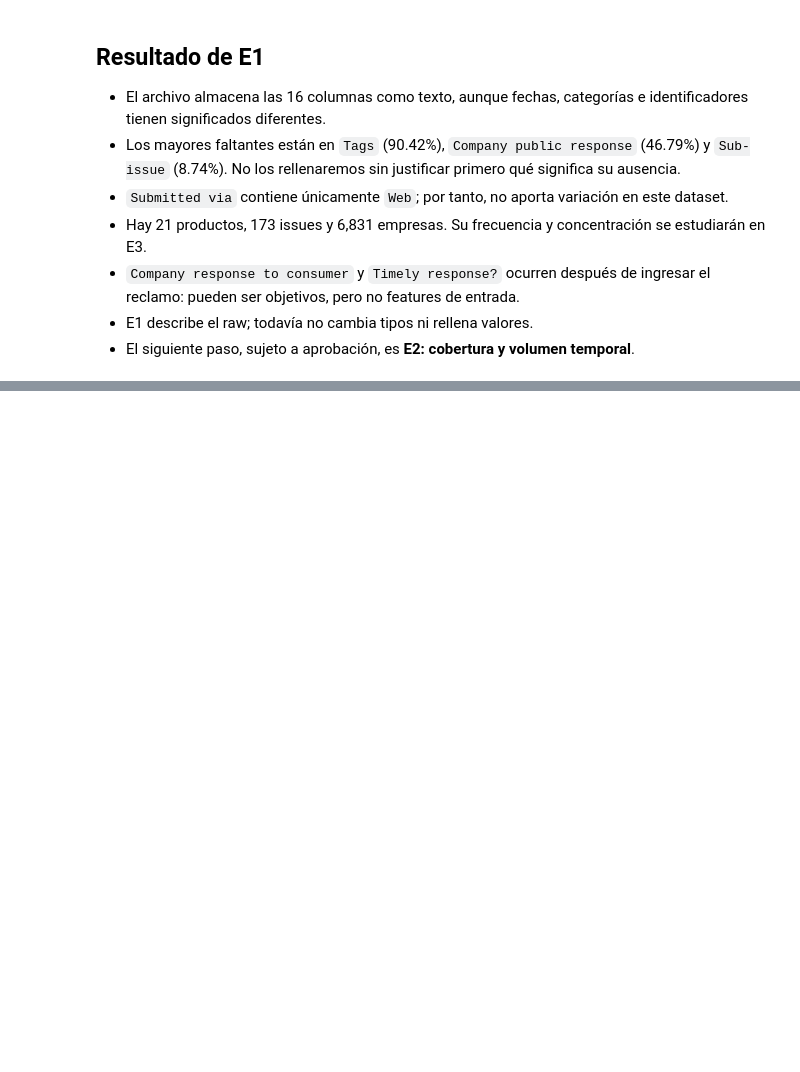
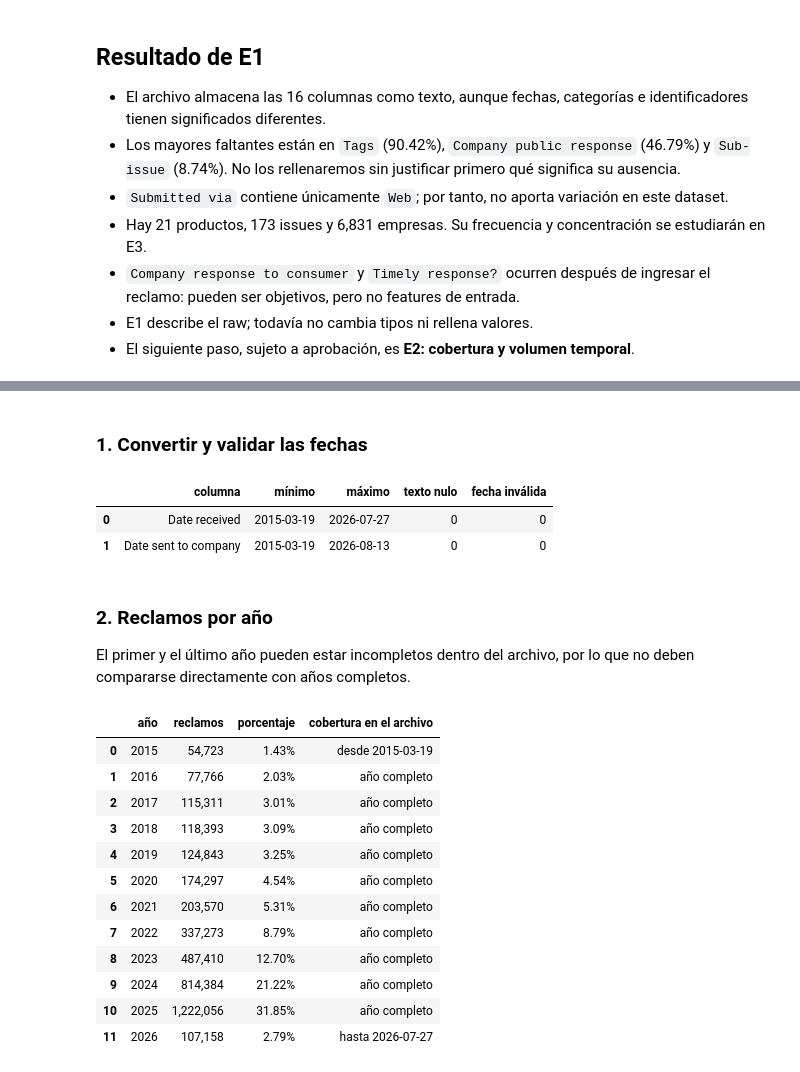
Before and after one commit to Codenid/capstone-claims-triage, a Jupyter notebook: notebooks/01_eda.ipynb, the cells around one changed output, grey strips where cells are left out. Drawn from its saved outputs; the diff is of its cells as text; code cells hidden in the pictures; blank space fills up the shorter version.

```diff
--- a/notebooks/01_eda.ipynb
+++ b/notebooks/01_eda.ipynb
@@ -295,0 +303,57 @@ display(domain_table)
+# %% [markdown]
+### 1. Convertir y validar las fechas
+# %%
+date_columns = ["Date received", "Date sent to company"]
+date_text = pd.read_parquet(RAW_PATH, columns=date_columns, dtype_backend="pyarrow")
+dates = date_text.apply(pd.to_datetime, format="%Y-%m-%d", errors="coerce")
+
+date_quality = pd.DataFrame({
+    "columna": date_columns,
+    "mínimo": [dates[column].min().date() for column in date_columns],
+    "máximo": [dates[column].max().date() for column in date_columns],
+    "texto nulo": [date_text[column].isna().sum() for column in date_columns],
+    "fecha inválida": [
+        (dates[column].isna() & date_text[column].notna()).sum()
+        for column in date_columns
+    ],
+})
+del date_text
+display(date_quality)
+# %% [output]
+|  | columna | mínimo | máximo | texto nulo | fecha inválida |
+| 0 | Date received | 2015-03-19 | 2026-07-27 | 0 | 0 |
+| 1 | Date sent to company | 2015-03-19 | 2026-08-13 | 0 | 0 |
+# %% [markdown]
+### 2. Reclamos por año
+
+El primer y el último año pueden estar incompletos dentro del archivo, por lo que no deben compararse directamente con años completos.
+# %%
+received = dates["Date received"]
+annual_counts = received.dt.year.value_counts().sort_index()
+annual_table = annual_counts.rename_axis("año").reset_index(name="reclamos")
+annual_table["porcentaje"] = 100 * annual_table["reclamos"] / len(received)
+annual_table["cobertura en el archivo"] = "año completo"
+annual_table.loc[annual_table["año"] == received.min().year, "cobertura en el archivo"] = (
+    f"desde {received.min().date()}"
+)
+annual_table.loc[annual_table["año"] == received.max().year, "cobertura en el archivo"] = (
+    f"hasta {received.max().date()}"
+)
+annual_display = annual_table.copy()
+annual_display["reclamos"] = annual_display["reclamos"].map("{:,}".format)
+annual_display["porcentaje"] = annual_display["porcentaje"].map("{:.2f}%".format)
+display(annual_display)
+# %% [output]
+|  | año | reclamos | porcentaje | cobertura en el archivo |
+| 0 | 2015 | 54,723 | 1.43% | desde 2015-03-19 |
+| 1 | 2016 | 77,766 | 2.03% | año completo |
+| 2 | 2017 | 115,311 | 3.01% | año completo |
+| 3 | 2018 | 118,393 | 3.09% | año completo |
+| 4 | 2019 | 124,843 | 3.25% | año completo |
+| 5 | 2020 | 174,297 | 4.54% | año completo |
+| 6 | 2021 | 203,570 | 5.31% | año completo |
+| 7 | 2022 | 337,273 | 8.79% | año completo |
+| 8 | 2023 | 487,410 | 12.70% | año completo |
+| 9 | 2024 | 814,384 | 21.22% | año completo |
+| 10 | 2025 | 1,222,056 | 31.85% | año completo |
+| 11 | 2026 | 107,158 | 2.79% | hasta 2026-07-27 |
```
Also changed, not shown: parts of 7 cells of this notebook, 1 other file.
